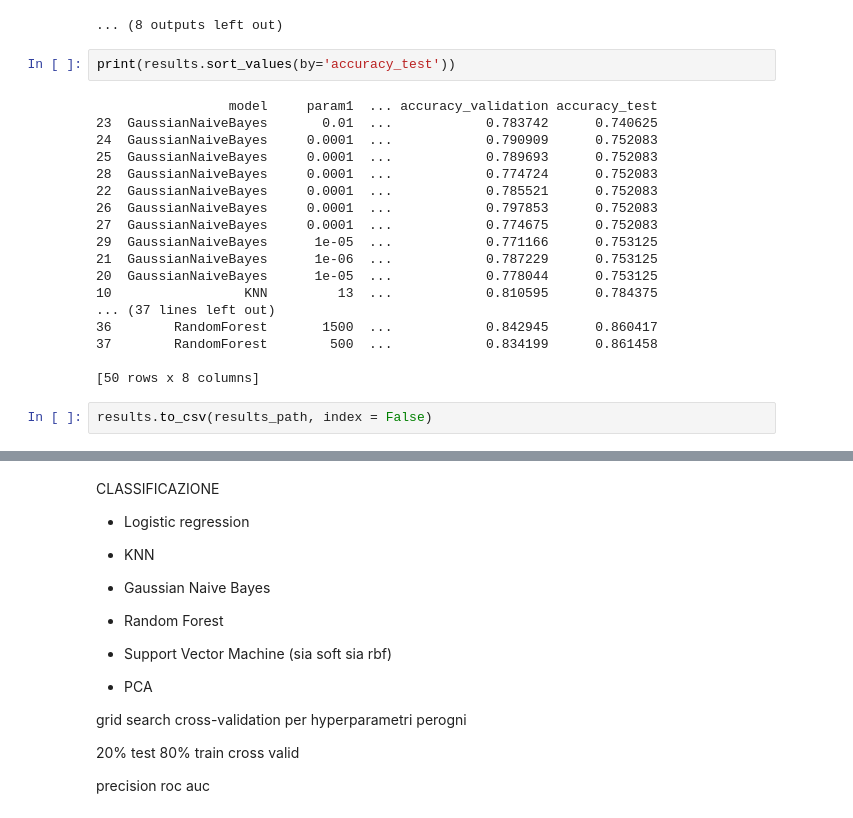
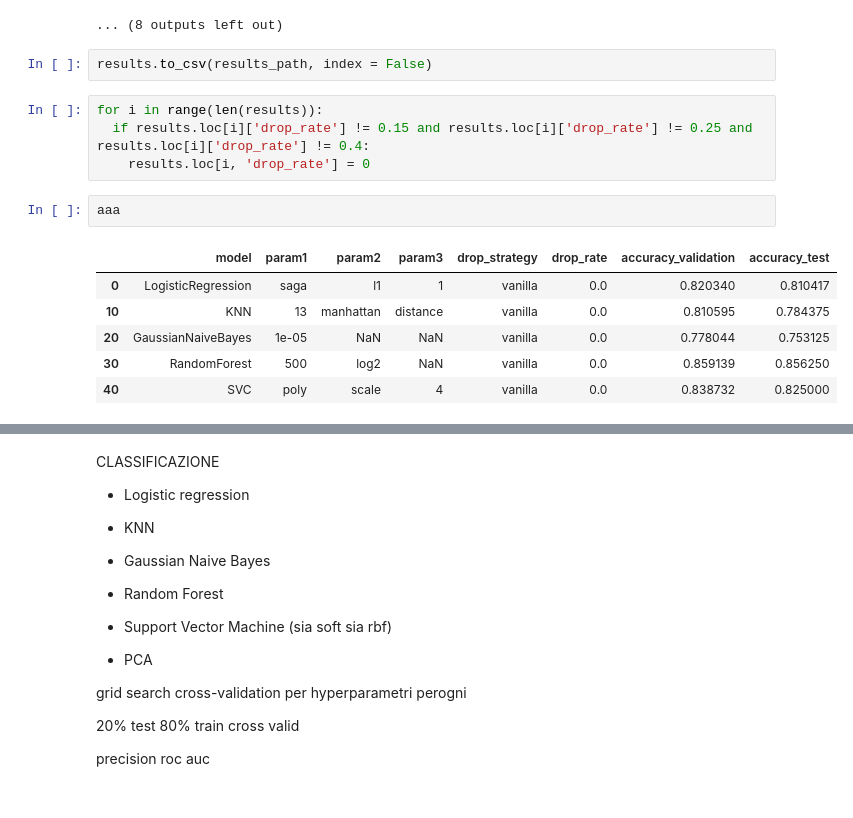
Before and after one commit to MatteoStoisa/DataSpaces_project, a Jupyter notebook: projectDataSpacesMatteoStoisa_the_spotify_hit_predictor_dataset_dataset_of_10s.ipynb, the cells around one changed output, grey strips where cells are left out. Drawn from its saved outputs; the diff is of its cells as text.

```diff
--- a/projectDataSpacesMatteoStoisa_the_spotify_hit_predictor_dataset_dataset_of_10s.ipynb
+++ b/projectDataSpacesMatteoStoisa_the_spotify_hit_predictor_dataset_dataset_of_10s.ipynb
@@ -859,25 +859,18 @@ Best validation: 0.818896 using {'C': 2, 'gamma': 'scale', 'kernel': 'poly'}
 Test score: 0.823958
 [figure]
 ... (8 outputs left out)
-# %%
-print(results.sort_values(by='accuracy_test'))
-# %% [output]
-                 model     param1  ... accuracy_validation accuracy_test
-23  GaussianNaiveBayes       0.01  ...            0.783742      0.740625
-24  GaussianNaiveBayes     0.0001  ...            0.790909      0.752083
-25  GaussianNaiveBayes     0.0001  ...            0.789693      0.752083
-28  GaussianNaiveBayes     0.0001  ...            0.774724      0.752083
-22  GaussianNaiveBayes     0.0001  ...            0.785521      0.752083
-26  GaussianNaiveBayes     0.0001  ...            0.797853      0.752083
-27  GaussianNaiveBayes     0.0001  ...            0.774675      0.752083
-29  GaussianNaiveBayes      1e-05  ...            0.771166      0.753125
-21  GaussianNaiveBayes      1e-06  ...            0.787229      0.753125
-20  GaussianNaiveBayes      1e-05  ...            0.778044      0.753125
-10                 KNN         13  ...            0.810595      0.784375
-... (37 lines left out)
-36        RandomForest       1500  ...            0.842945      0.860417
-37        RandomForest        500  ...            0.834199      0.861458
-
-[50 rows x 8 columns]
 # %%
 results.to_csv(results_path, index = False)
+# %%
+for i in range(len(results)):
+  if results.loc[i]['drop_rate'] != 0.15 and results.loc[i]['drop_rate'] != 0.25 and results.loc[i]['drop_rate'] != 0.4:
+    results.loc[i, 'drop_rate'] = 0
+# %%
+aaa
+# %% [output]
+|  | model | param1 | param2 | param3 | drop_strategy | drop_rate | accuracy_validation | accuracy_test |
+| 0 | LogisticRegression | saga | l1 | 1 | vanilla | 0.0 | 0.820340 | 0.810417 |
+| 10 | KNN | 13 | manhattan | distance | vanilla | 0.0 | 0.810595 | 0.784375 |
+| 20 | GaussianNaiveBayes | 1e-05 | NaN | NaN | vanilla | 0.0 | 0.778044 | 0.753125 |
+| 30 | RandomForest | 500 | log2 | NaN | vanilla | 0.0 | 0.859139 | 0.856250 |
+| 40 | SVC | poly | scale | 4 | vanilla | 0.0 | 0.838732 | 0.825000 |
```
Also changed, not shown: parts of 2 cells of this notebook.
